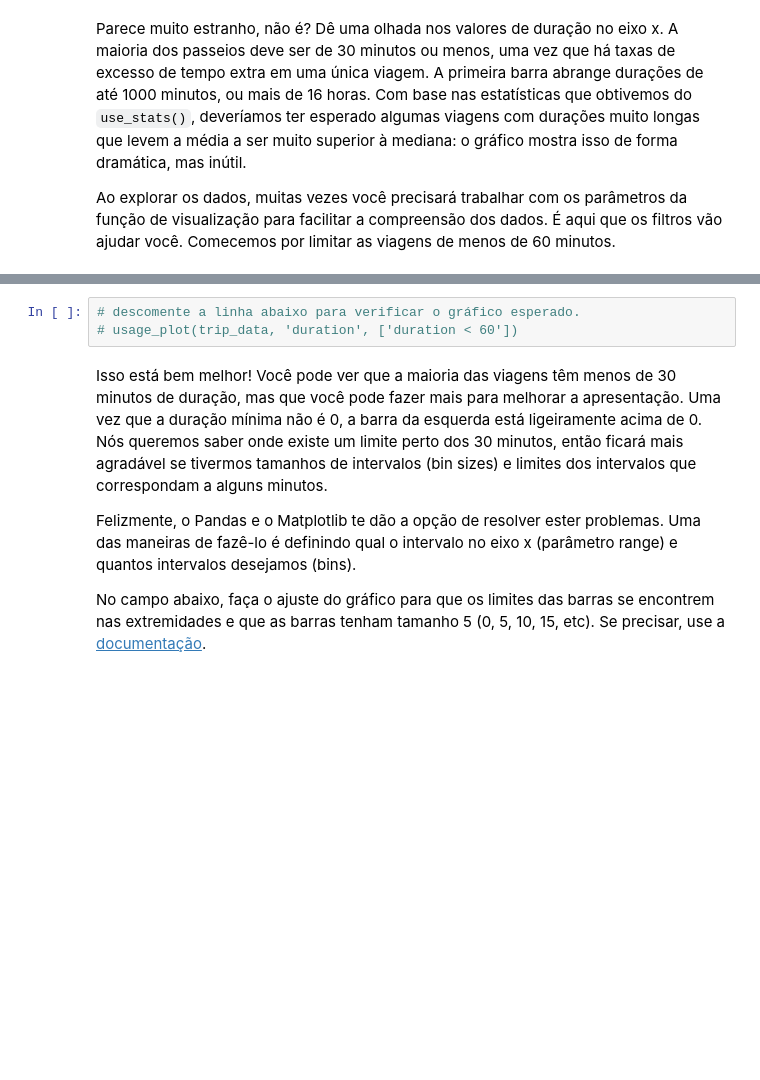
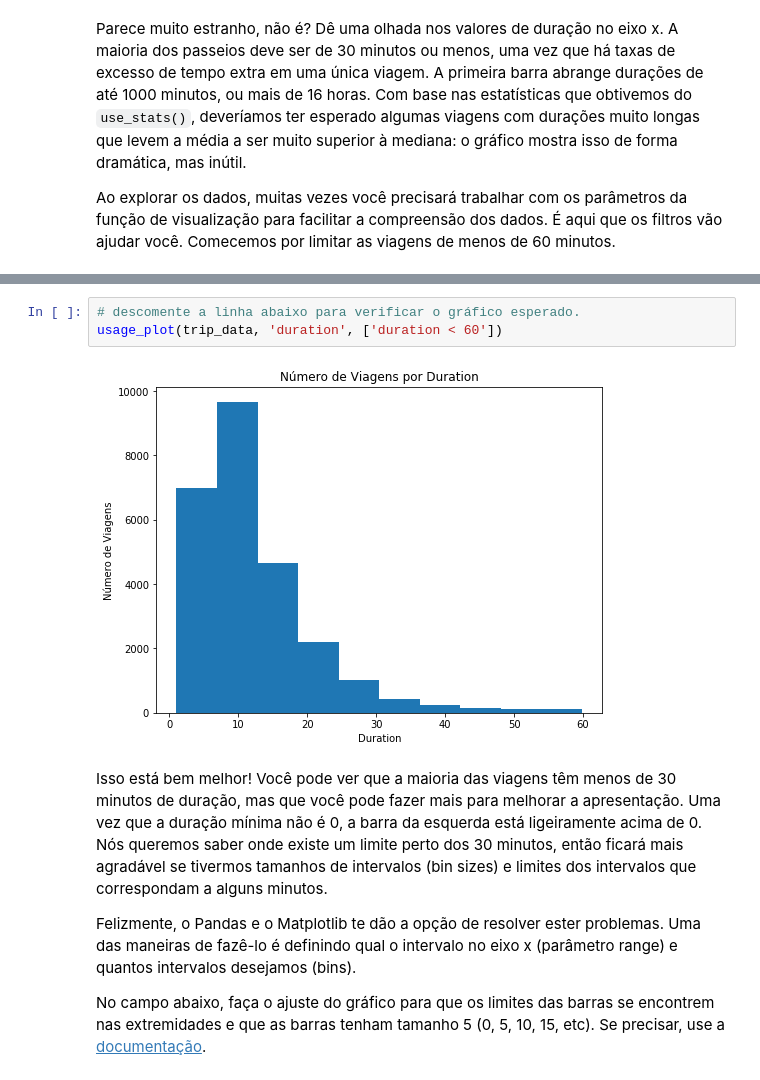
Before and after one commit to jpventura/BikeShareAnalysis, a Jupyter notebook: Analise_Bay_Area_Bike_Share-NDFDSI.ipynb, the cells around one changed output, grey strips where cells are left out. Saved outputs shown, nothing was run; the diff lists cells and outputs as text; blank space fills up the shorter version.

```diff
--- a/Analise_Bay_Area_Bike_Share-NDFDSI.ipynb
+++ b/Analise_Bay_Area_Bike_Share-NDFDSI.ipynb
@@ -325,6 +333,8 @@ Ao explorar os dados, muitas vezes você precisará trabalhar com os parâmetros
 # %%
 # descomente a linha abaixo para verificar o gráfico esperado.
-# usage_plot(trip_data, 'duration', ['duration < 60'])
+usage_plot(trip_data, 'duration', ['duration < 60'])
+# %% [output]
+[figure, added]
 # %% [markdown]
 Isso está bem melhor! Você pode ver que a maioria das viagens têm menos de 30 minutos de duração, mas que você pode fazer mais para melhorar a apresentação. Uma vez que a duração mínima não é 0, a barra da esquerda está ligeiramente acima de 0. Nós queremos saber onde existe um limite perto dos 30 minutos, então ficará mais agradável se tivermos tamanhos de intervalos (bin sizes) e limites dos intervalos que correspondam a alguns minutos.
 
```
Also changed, not shown: parts of 13 cells of this notebook.
